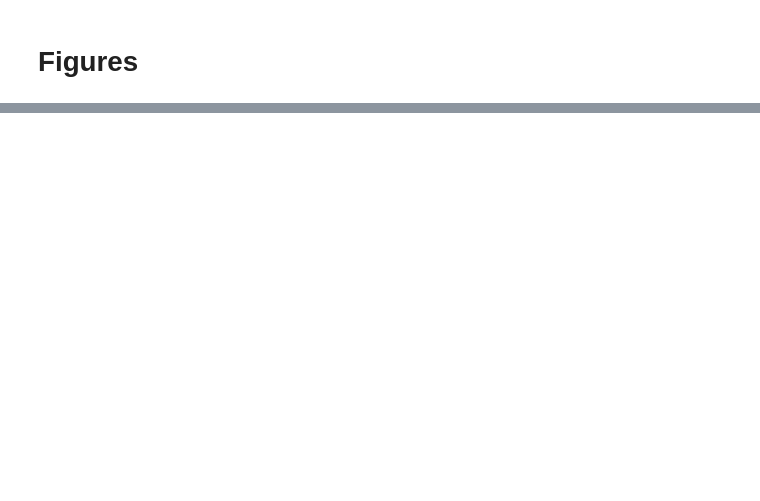
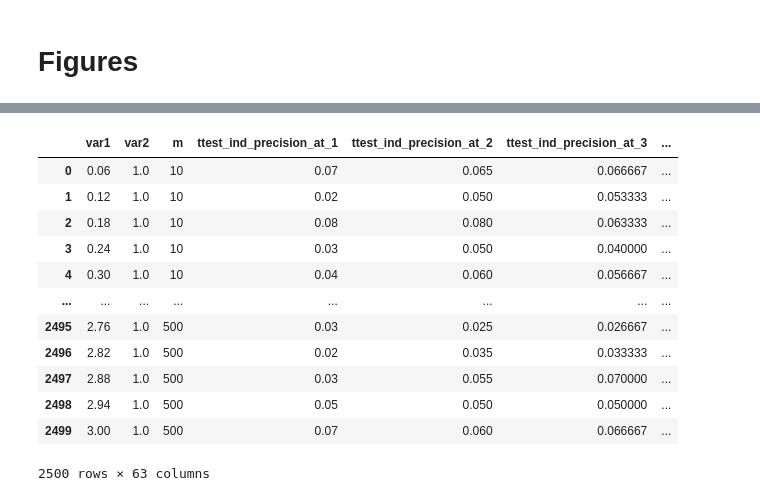
Before and after one commit to neurodata/dos_and_donts, a Jupyter notebook: experiments/experiment_2/20200127_precision_recall.ipynb, the cells around one changed output, grey strips where cells are left out. Cells and saved outputs as stored; diff of their text form; code cells hidden in the pictures; blank space fills up the shorter version.

```diff
--- a/experiments/experiment_2/20200127_precision_recall.ipynb
+++ b/experiments/experiment_2/20200127_precision_recall.ipynb
@@ -188,0 +211,16 @@ res_df.to_csv("20200127_precision_recall_results.csv", index=False)
+# %%
+res_df
+# %% [output]
+|  | var1 | var2 | m | ttest_ind_precision_at_1 | ttest_ind_precision_at_2 | ttest_ind_precision_at_3 | ... |
+| 0 | 0.06 | 1.0 | 10 | 0.07 | 0.065 | 0.066667 | ... |
+| 1 | 0.12 | 1.0 | 10 | 0.02 | 0.050 | 0.053333 | ... |
+| 2 | 0.18 | 1.0 | 10 | 0.08 | 0.080 | 0.063333 | ... |
+| 3 | 0.24 | 1.0 | 10 | 0.03 | 0.050 | 0.040000 | ... |
+| 4 | 0.30 | 1.0 | 10 | 0.04 | 0.060 | 0.056667 | ... |
+| ... | ... | ... | ... | ... | ... | ... | ... |
+| 2495 | 2.76 | 1.0 | 500 | 0.03 | 0.025 | 0.026667 | ... |
+| 2496 | 2.82 | 1.0 | 500 | 0.02 | 0.035 | 0.033333 | ... |
+| 2497 | 2.88 | 1.0 | 500 | 0.03 | 0.055 | 0.070000 | ... |
+| 2498 | 2.94 | 1.0 | 500 | 0.05 | 0.050 | 0.050000 | ... |
+| 2499 | 3.00 | 1.0 | 500 | 0.07 | 0.060 | 0.066667 | ... |
+2500 rows × 63 columns
```
Also changed, not shown: parts of 9 cells of this notebook, 7 other files.
